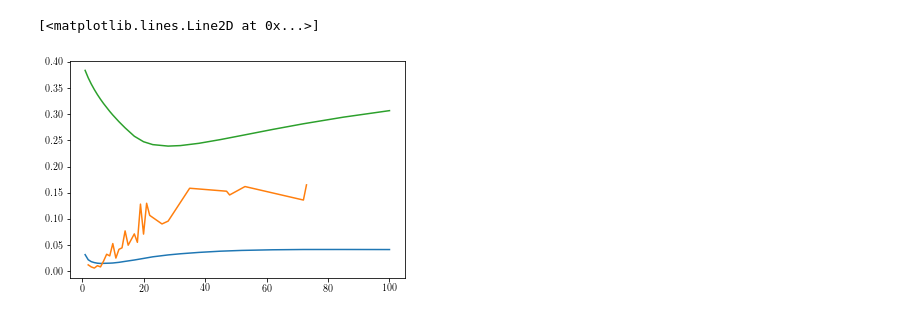
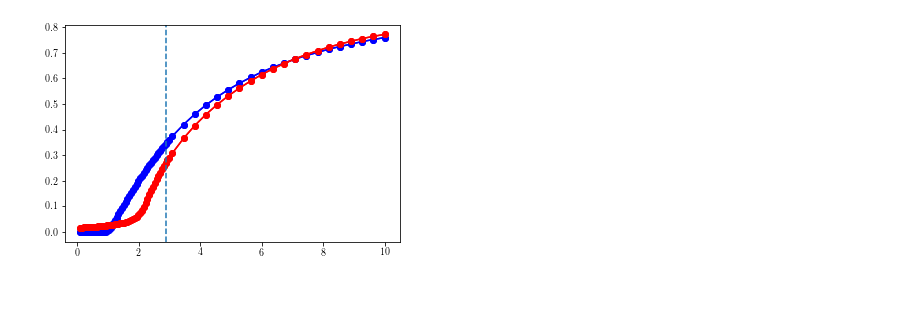
Before and after one commit to charlesmurphy1/dynalearn, a Jupyter notebook: notebooks/experimenting.ipynb, the cells around one changed output. Saved outputs shown, nothing was run; the diff lists cells and outputs as text; code cells hidden in the pictures.

```diff
--- a/notebooks/experimenting.ipynb
+++ b/notebooks/experimenting.ipynb
@@ -20,15 +56,21 @@ plt.plot(x, y)
-# %%
-data = h5file["jsd-true-gnn"][...]
-x, y, el, eh = data[:,0], data[:,1], data[:,2], data[:,3]
-plt.plot(x, y)
-
-data = h5file["jsd-true-mle"][...]
-x, y, el, eh = data[:,0], data[:,1], data[:,2], data[:,3]
-plt.plot(x, y)
-
-data = h5file["jsd-true-uni"][...]
-x, y, el, eh = data[:,0], data[:,1], data[:,2], data[:,3]
-plt.plot(x, y)
-# %% [output]
-[<matplotlib.lines.Line2D at 0x...>]
-[figure, removed]
+# %%
+x = h5file["mf-parameters"][...]
+y = h5file["fixed_points-true"][0,:,0]
+plt.plot(x, 1 - y, marker='o', ls='-', c='b')
+y = h5file["fixed_points-true"][1,:,0]
+plt.plot(x, 1 - y, marker='o', ls='-', c='b')
+
+x = h5file["mf-parameters"][...]
+y = h5file["fixed_points-gnn"][0,:,0]
+plt.plot(x, 1 - y, marker='o', ls='-', c='r')
+y = h5file["fixed_points-gnn"][1,:,0]
+plt.plot(x, 1 - y, marker='o', ls='-', c='r')
+t = h5file["thresholds-gnn"][...]
+
+if len(t) == 1:
+    plt.axvline(t[0], ls='--')
+elif len(t) == 2:
+    plt.axvspan(t[0],t[1])
+# plt.xlim([0,10])
+# %% [output]
+[figure, added]
```
Also changed, not shown: parts of 3 cells of this notebook.
